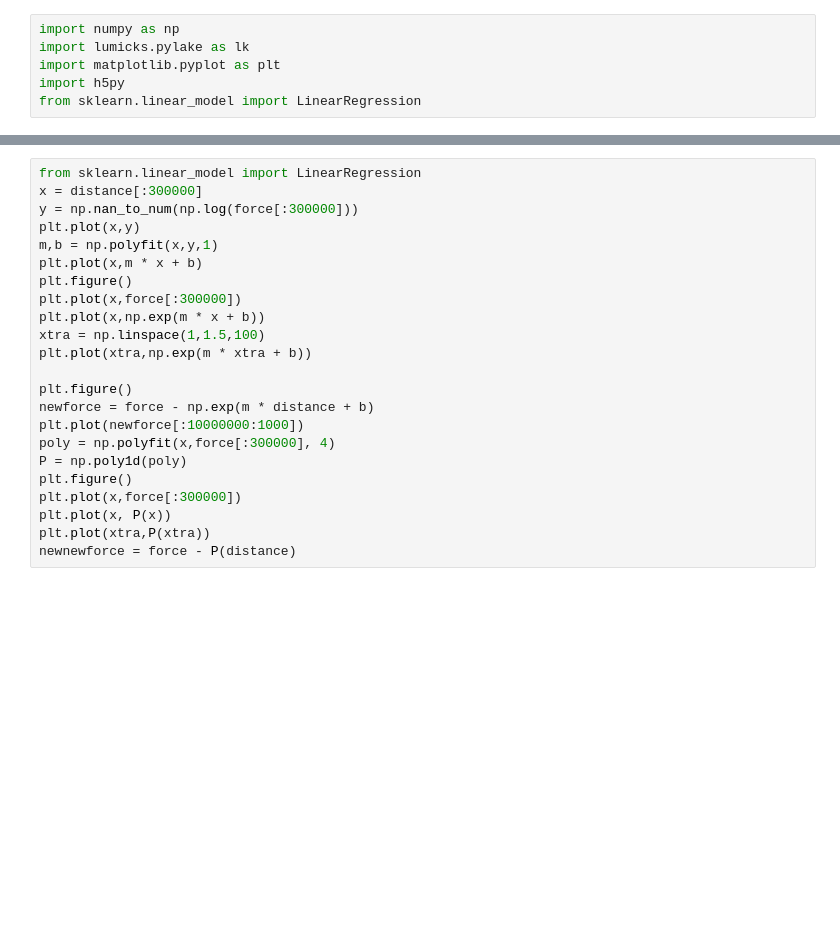
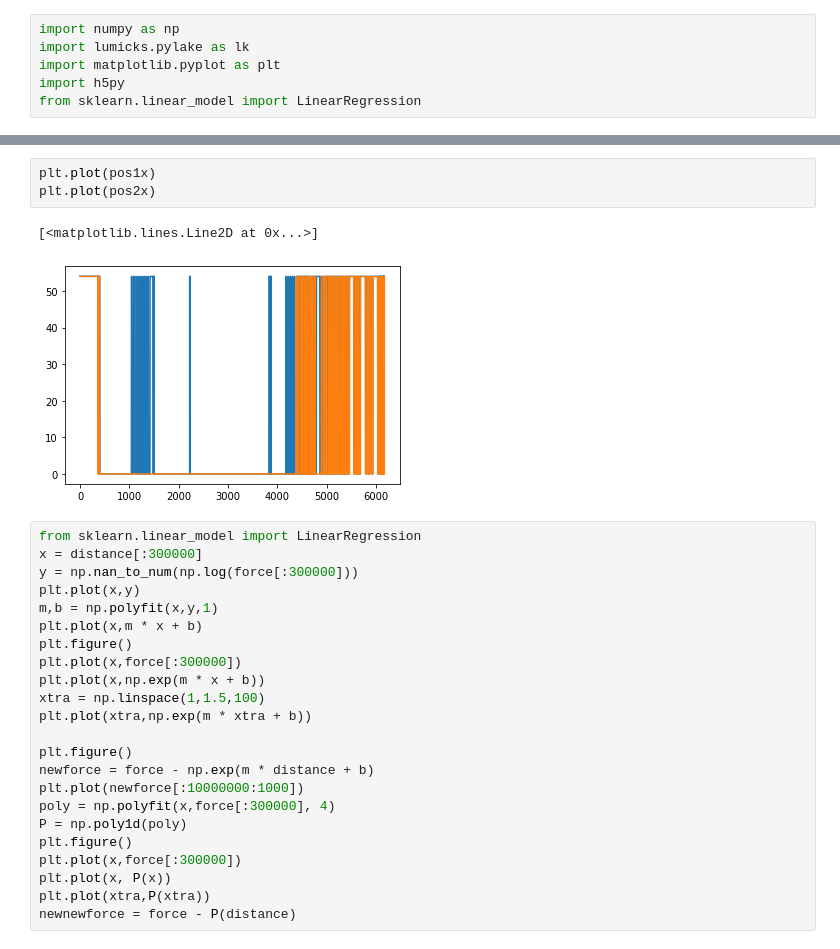
Before and after one commit to kaveeken/tweez-split, a Jupyter notebook: autobook.ipynb, the cells around one changed output, grey strips where cells are left out. Saved outputs shown, nothing was run; the diff lists cells and outputs as text; blank space fills up the shorter version.

```diff
--- a/autobook.ipynb
+++ b/autobook.ipynb
@@ -31,3 +48,9 @@ plt.plot(signal[::10000])
+# %%
+plt.plot(pos1x)
+plt.plot(pos2x)
+# %% [output]
+[<matplotlib.lines.Line2D at 0x...>]
+[figure, added]
 # %%
 from sklearn.linear_model import LinearRegression
 x = distance[:300000]
```
Also changed, not shown: parts of 6 cells of this notebook.
